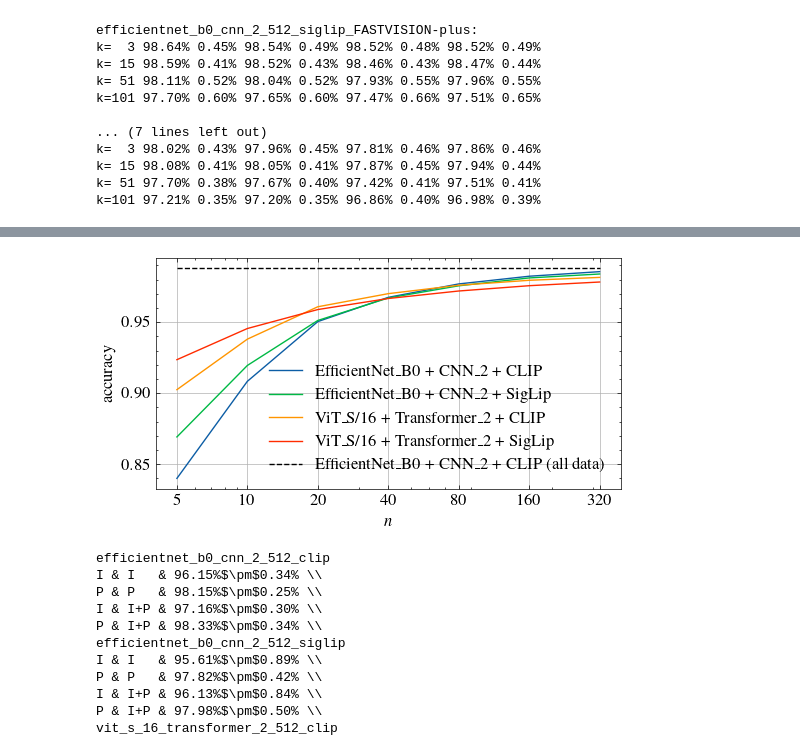
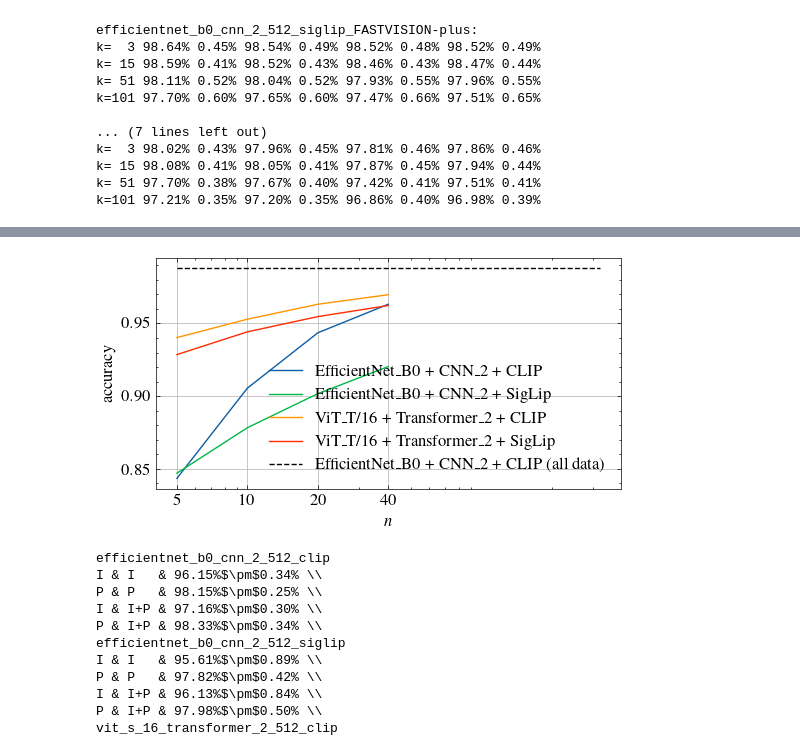
Before and after one commit to imveikka/multimodal_plankton_recognition, a Jupyter notebook: sandbox.ipynb, the cells around one changed output, grey strips where cells are left out. Drawn from its saved outputs; the diff is of its cells as text; code cells hidden in the pictures.

```diff
--- a/sandbox.ipynb
+++ b/sandbox.ipynb
@@ -437,0 +380,7 @@ logs/vit_s_16_transformer_2_512_siglip_FASTVISION-plus_fold5/version_0/checkpoin
+# %%
+import pickle
+
+with open('embeddings_lab.pkl', 'rb') as buf:
+    embeddings = pickle.load(buf)
+
+embeddings
@@ -463,7 +457,0 @@ with open('embeddings.pkl', 'wb') as buf:
-# %%
-import pickle
-
-with open('embeddings.pkl', 'rb') as buf:
-    embeddings = pickle.load(buf)
-
-embeddings
@@ -576,10 +525,9 @@ k=101 97.21% 0.35% 97.20% 0.35% 96.86% 0.40% 96.98% 0.39%
 # %%
-results = data['efficientnet_b0_cnn_2_512_clip_FASTVISION-plus'][3]
-reference = embeddings['efficientnet_b0_cnn_2_512_clip_FASTVISION-plus']
+reference = data['efficientnet_b0_cnn_2_512_clip_FASTVISION-plus']
+results = reference[3]
 
 pred = np.concatenate(results['pred'])
-true = np.concatenate([ref['test']['label'] for ref in reference.values()])
-
+true = np.concatenate(reference['true'])
 
 fig, ax = plt.subplots(figsize=(8, 8))
 cm = ConfusionMatrixDisplay.from_predictions(true, pred, display_labels=reference[1]['classes'], normalize='pred')
@@ -590,5 +538,5 @@ ax.tick_params(axis='x', labelrotation=90)
 cax = fig.add_axes([ax.get_position().x1+0.01,ax.get_position().y0,0.02,ax.get_position().height])
 plt.colorbar(cm.im_, cax=cax) # Similar to fig.colorbar(im, cax = cax)
 
-fig.savefig('figures/efficientnet_b0_cnn_2_512_clip.pdf')
+# fig.savefig('figures/efficientnet_b0_cnn_2_512_clip.pdf')
 # %% [output]
@@ -637,12 +586,12 @@ def test_subset(train, test, n, repeats=10):
         idx = sample(label_train, n)
         X = np.concatenate((image_train[idx], profile_train[idx]))
         y = np.tile(label_train[idx], (2,))
-        predictor = ANNZeroShot(X, y, n_neighbors=128, metric='cosine', diversify_prob=0.0, pruning_degree_multiplier=3.0)
+        predictor = ANNZeroShot(X, y, n_neighbors=128, metric='euclidean', diversify_prob=0.0, pruning_degree_multiplier=3.0)
         pred = predictor.predict(image_test, profile_test, k=3, epsilon=0.2)
         accs.append(accuracy_score(label_test, pred))
     return accs
 
-N = (5, 10, 20, 40, 80, 160, 320,)
+N = (5, 10, 20, 40,)# 80, 160, 320,)
 results = {name: [] for name in embeddings.keys()}
 
 for name, data in tqdm(embeddings.items()):
@@ -676,30 +605,30 @@ data
 # %%
 fig, ax = plt.subplots(figsize=(6, 3))
 ax.set_xlabel('$n$')
 ax.set_ylabel('accuracy')
 ax.set_xscale('log')
 ax.set_xticks(N, N)
 
 legends = {
     'efficientnet_b0_cnn_2_512_clip_FASTVISION-plus': 'EfficientNet_B0 + CNN_2 + CLIP',
     'efficientnet_b0_cnn_2_512_siglip_FASTVISION-plus': 'EfficientNet_B0 + CNN_2 + SigLip',
-    'vit_s_16_transformer_2_512_clip_FASTVISION-plus': 'ViT_S/16 + Transformer_2 + CLIP',
-    'vit_s_16_transformer_2_512_siglip_FASTVISION-plus': 'ViT_S/16 + Transformer_2 + SigLip',
+    'vit_t_16_transformer_2_512_clip_FASTVISION-plus': 'ViT_T/16 + Transformer_2 + CLIP',
+    'vit_t_16_transformer_2_512_siglip_FASTVISION-plus': 'ViT_T/16 + Transformer_2 + SigLip',
 }
 
 
 for name, accs in results.items():
     ax.plot(N, accs, label=legends[name])
 
 mu = 0.9879
 ax.plot((5, 320), (mu, mu), 'k--', label='EfficientNet_B0 + CNN_2 + CLIP (all data)')
 
 ax.legend()
 ax.grid()
-plt.savefig('figures/subset.pdf')
+# plt.savefig('figures/subset.pdf')
 plt.show()
 # %% [output]
-[figure, old version]
+[figure, new version]
 # %%
 def benchmark(embs_train, y_train, embs_test, y_test, K=(3, 15, 51, 101)):
     X = np.concatenate(embs_train)
```
Also changed, not shown: parts of 23 cells of this notebook, 12 other files.
